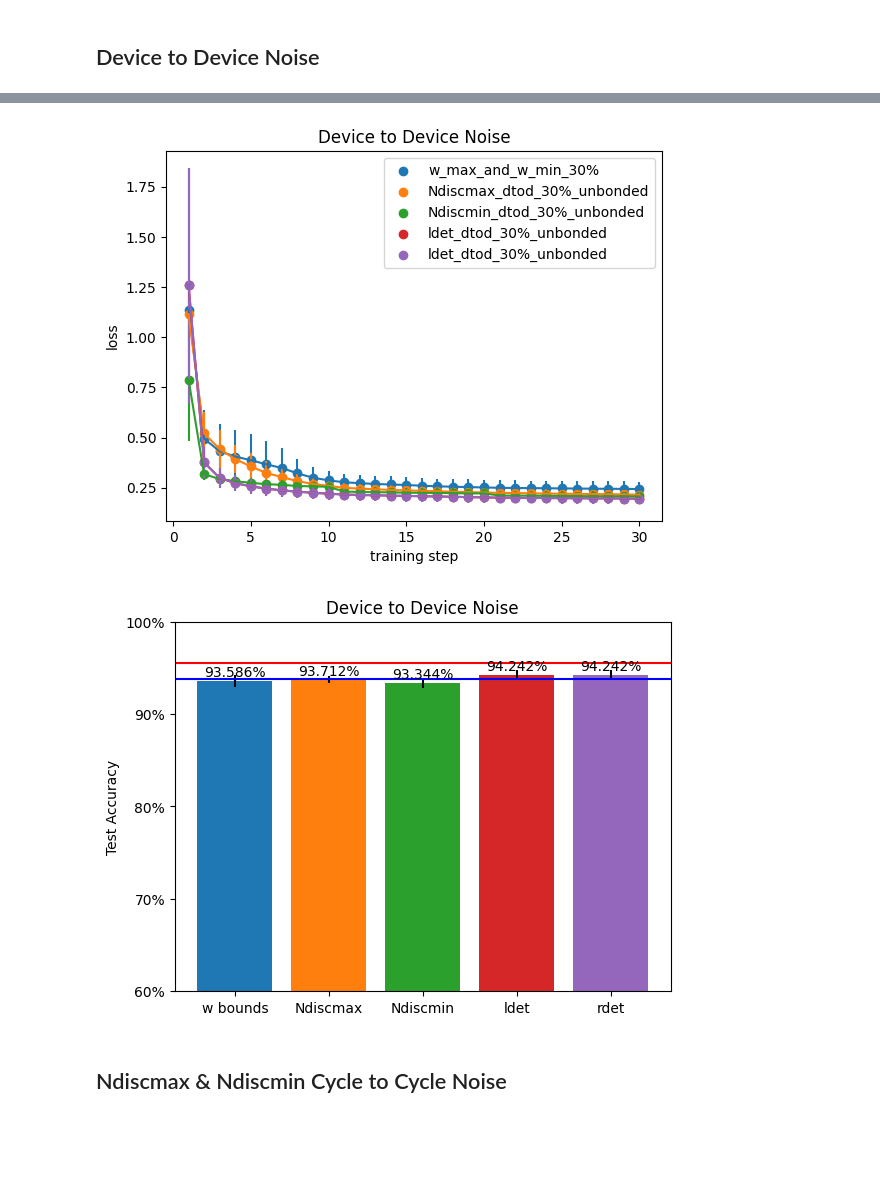
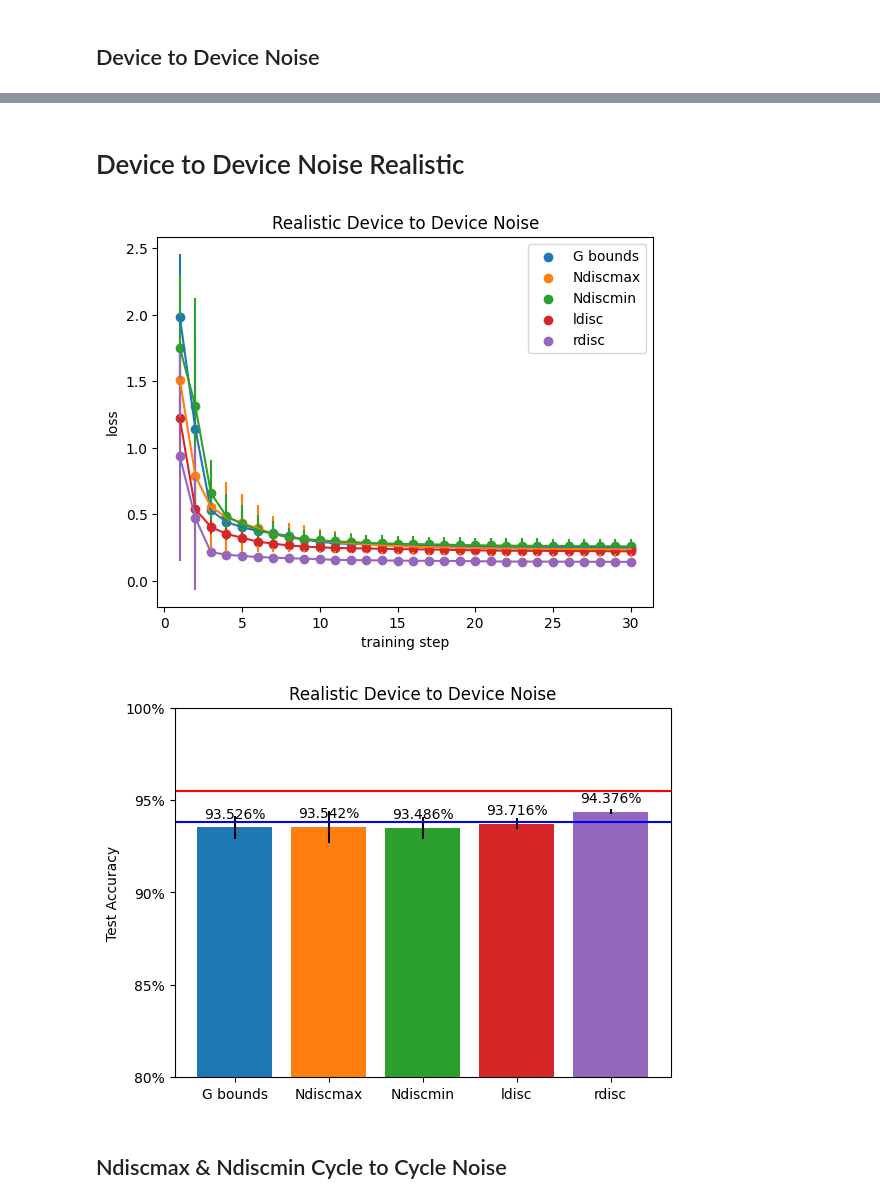
Before and after one commit to IBM/aihwkit, a Jupyter notebook: JART_v1b_tests/wandb_plots.ipynb, the cells around one changed output, grey strips where cells are left out. Saved outputs shown, nothing was run; the diff lists cells and outputs as text; code cells hidden in the pictures; blank space fills up the shorter version.

```diff
--- a/JART_v1b_tests/wandb_plots.ipynb
+++ b/JART_v1b_tests/wandb_plots.ipynb
@@ -90,7 +115,7 @@ for i in range(len(job_list)):
 # %% [markdown]
 # Define plot function
 # %%
-def plot_data_loss(data, plot_run_ids, title, legend_loc = 'upper right'):
+def plot_data_loss(data, plot_run_ids, title, legend_loc = 'upper right', job_names = None):
     if not os.path.exists('figures/'):
         os.makedirs('figures/')
 
@@ -111,7 +136,10 @@ def plot_data_loss(data, plot_run_ids, title, legend_loc = 'upper right'):
         loss_mean = loss.mean().tolist()
         loss_std = loss.std().tolist()
         ax1.errorbar([*range(1, len(loss_mean)+1, 1)], loss_mean, yerr=loss_std)
-        ax1.scatter([*range(1, len(loss_mean)+1, 1)], loss_mean, label=job)
+        if job_names is None:
+            ax1.scatter([*range(1, len(loss_mean)+1, 1)], loss_mean, label=job)
+        else:
+            ax1.scatter([*range(1, len(loss_mean)+1, 1)], loss_mean, label=job_names[group_number])
 
     ax1.legend(loc = legend_loc)
     plt.savefig('figures/%s_loss.png'%title)
@@ -139,20 +167,20 @@ def plot_data_accuracy_base(data, plot_run_ids, title, job_names = None):
     ax2.bar(x_pos, accuracy_mean, yerr=accuracy_std, color = plt.rcParams['axes.prop_cycle'].by_key()['color'])
     for i in range(len(accuracy_mean)):
         ac = accuracy_mean[i]*100
-        if ac >= 60:
+        if ac >= 80:
             ac = "%.3f" %ac
             plt.text(x_pos[i], accuracy_mean[i]+0.005, '%s%%'%ac, horizontalalignment='center')
         else:
             ac = "%.3f" %ac
-            plt.text(x_pos[i], 0.6+0.005, '%s%%'%ac, horizontalalignment='center')
+            plt.text(x_pos[i], 0.80+0.005, '%s%%'%ac, horizontalalignment='center')
     ax2.set_xticks(x_pos)
     if job_names is None:
         ax2.set_xticklabels(names)
     else:
         ax2.set_xticklabels(job_names)
-    plt.ylim(0.6, 1.0)
-    ax2.set_yticks([0.6,0.7,0.8,0.9,1.0])
-    ax2.set_yticklabels(['60%','70%','80%','90%','100%'])
+    plt.ylim(0.80, 1.0)
+    ax2.set_yticks([0.80,0.85,0.90,0.95,1.0])
+    ax2.set_yticklabels(['80%','85%','90%','95%','100%'])
     ax2.set_title(title)
     ax2.set_ylabel('Test Accuracy')
 
@@ -211,16 +258,19 @@ Floating_Point_Accuracy, noise_free_Accuracy = calculate_baseline_accuracy(data
+# %% [markdown]
+# Device to Device Noise Realistic
 # %%
 run_ids = []
-run_ids.append(w_max_and_w_min_30_run_id)
-run_ids.append(Ndiscmax_dtod_30_unbonded_run_id)
-run_ids.append(Ndiscmin_dtod_30_unbonded_run_id)
-run_ids.append(ldet_dtod_30_unbonded_run_id)
-run_ids.append(rdet_dtod_30_unbonded_run_id)
-plot_data_loss(data = runs, plot_run_ids = run_ids, title = 'Device to Device Noise')
-plot_data_accuracy_with_bar(data = runs, plot_run_ids = run_ids, title = 'Device to Device Noise', Floating_Point_Accuracy = Floating_Point_Accuracy, noise_free_Accuracy = noise_free_Accuracy,
-                            job_names=["w bounds", "Ndiscmax", "Ndiscmin", "ldet", "rdet"])
+run_ids.append(w_max_and_w_min_realistic_run_id)
+run_ids.append(Ndiscmax_dtod_realistic_run_id)
+run_ids.append(Ndiscmin_dtod_realistic_run_id)
+run_ids.append(ldet_dtod_realistic_run_id)
+run_ids.append(rdet_dtod_realistic_run_id)
+job_names = ["G bounds", "Ndiscmax", "Ndiscmin", "ldisc", "rdisc"]
+
+plot_data_loss(data = runs, plot_run_ids = run_ids, title = 'Realistic Device to Device Noise', job_names=job_names)
+plot_data_accuracy_with_bar(data = runs, plot_run_ids = run_ids, title = 'Realistic Device to Device Noise', Floating_Point_Accuracy = Floating_Point_Accuracy, noise_free_Accuracy = noise_free_Accuracy, job_names=job_names)
 # %% [output]
-[figure, old version]
+[figure, new version]
-[figure, old version]
+[figure, new version]
 # %% [markdown]
 ## Ndiscmax & Ndiscmin Cycle to Cycle Noise
 # %%
```
Also changed, not shown: parts of 9 cells of this notebook, 9 other files.
